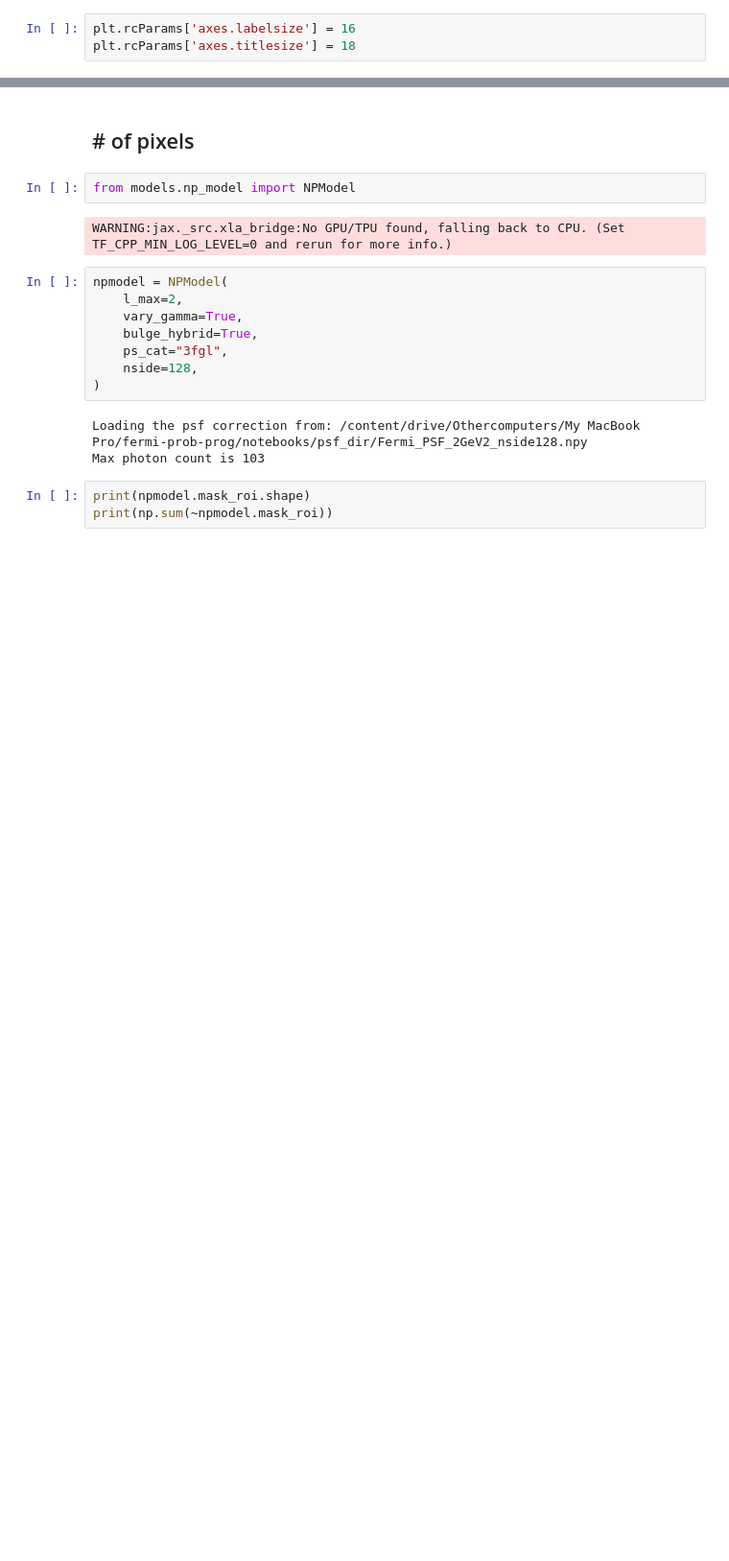
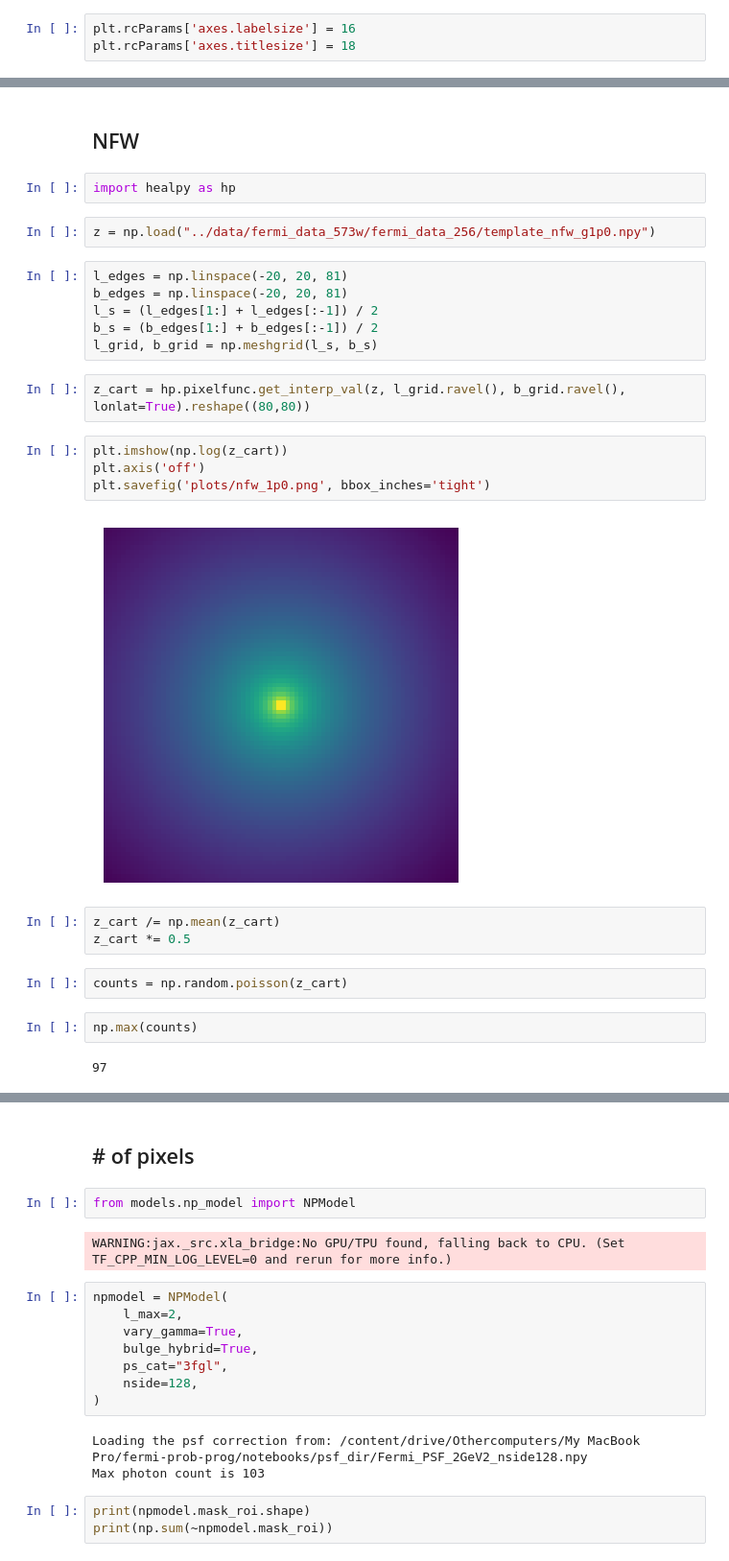
Before and after one commit to smsharma/fermi-prob-prog, a Jupyter notebook: notebooks/xx_plotting.ipynb, the cells around one changed output, grey strips where cells are left out. Shown at 96% size. Drawn from its saved outputs; the diff is of its cells as text; blank space fills up the shorter version.

Commit message:
icml plots

```diff
--- a/notebooks/xx_plotting.ipynb
+++ b/notebooks/xx_plotting.ipynb
@@ -70,0 +52,29 @@ plt.rcParams['axes.titlesize'] = 18
+# %% [markdown]
+## NFW
+# %%
+import healpy as hp
+# %%
+z = np.load("../data/fermi_data_573w/fermi_data_256/template_nfw_g1p0.npy")
+# %%
+l_edges = np.linspace(-20, 20, 81)
+b_edges = np.linspace(-20, 20, 81)
+l_s = (l_edges[1:] + l_edges[:-1]) / 2
+b_s = (b_edges[1:] + b_edges[:-1]) / 2
+l_grid, b_grid = np.meshgrid(l_s, b_s)
+# %%
+z_cart = hp.pixelfunc.get_interp_val(z, l_grid.ravel(), b_grid.ravel(), lonlat=True).reshape((80,80))
+# %%
+plt.imshow(np.log(z_cart))
+plt.axis('off')
+plt.savefig('plots/nfw_1p0.png', bbox_inches='tight')
+# %% [output]
+[figure, added]
+# %%
+z_cart /= np.mean(z_cart)
+z_cart *= 0.5
+# %%
+counts = np.random.poisson(z_cart)
+# %%
+np.max(counts)
+# %% [output]
+97
```
Also changed, not shown: parts of 14 cells of this notebook, 6 other files.
